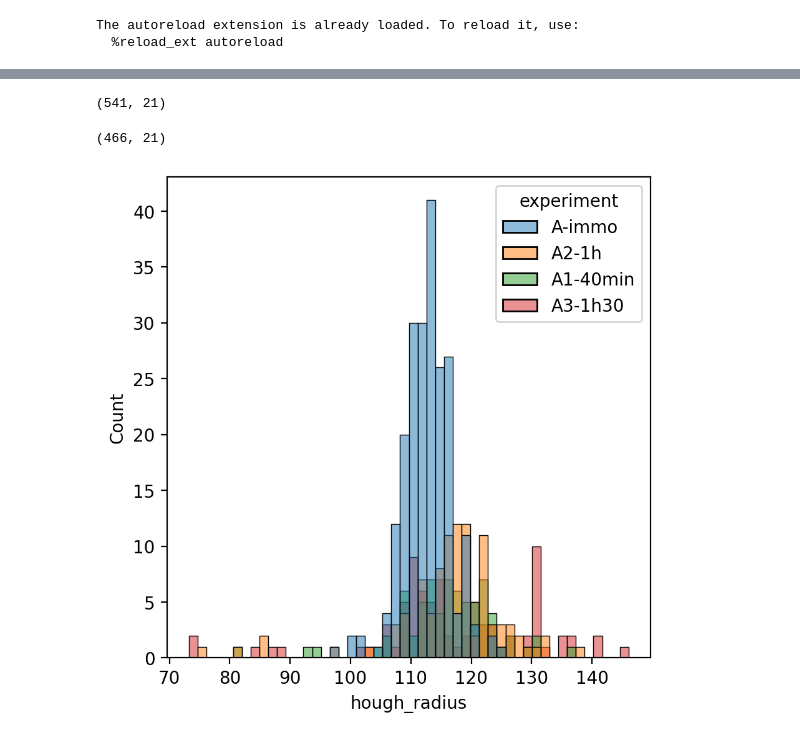
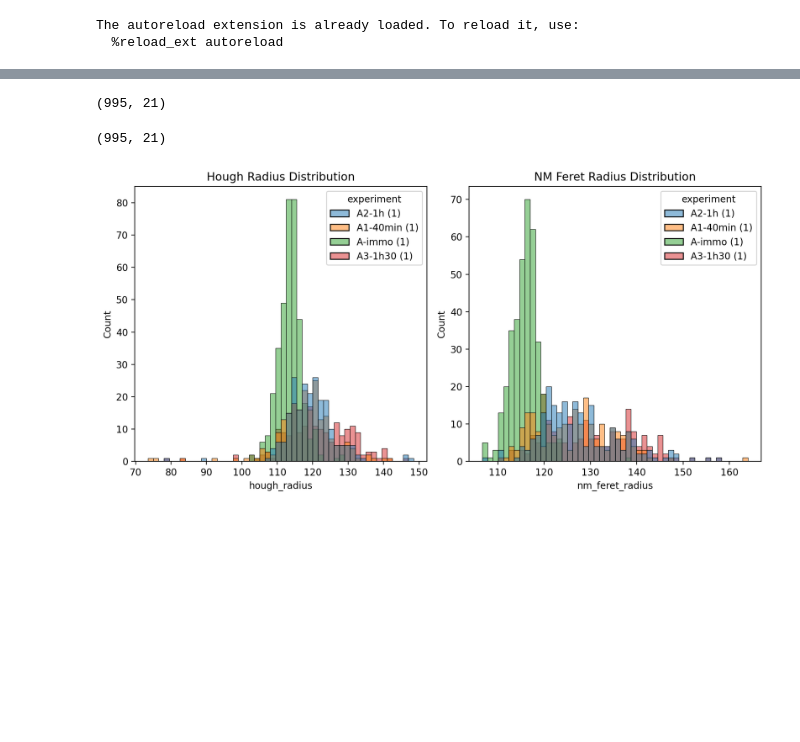
Before and after one commit to biolographer/NanoparticlesSAM, a Jupyter notebook: particle_analysis.ipynb, the cells around one changed output, grey strips where cells are left out. Saved outputs shown, nothing was run; the diff lists cells and outputs as text; code cells hidden in the pictures; blank space fills up the shorter version.

```diff
--- a/particle_analysis.ipynb
+++ b/particle_analysis.ipynb
@@ -42,16 +44,17 @@ plt.savefig(f'{foldername}/unfiltered_measurements')
 # %%
 #exclusion_list = ['A1-01', 'A1-04', 'A1-02', 'B3-01','B2-05','B2-04','B2-03','B2-02'] #20250224
-exclusion_list = [ 'A1-04', 'A1-12', 'A1-17','A1-18','A1-19', 'A2-08', 'A3-15', 'A3-16', 'A3-17', 'A3-20'] #20250324
+#exclusion_list = [ 'A1-04', 'A1-12', 'A1-17','A1-18','A1-19', 'A2-08', 'A3-15', 'A3-16', 'A3-17', 'A3-20'] #20250324
+exclusion_list = [] #20250324-2
 # %%
 df_filtered = df[~df['img_name'].isin(exclusion_list)]
 df_filtered.shape
 # %% [output]
-(541, 21)
+(995, 21)
 # %%
 df_filtered = df_filtered.query("circularity > 0.65")
 df_filtered.shape
 # %% [output]
-(466, 21)
+(995, 21)
 # %%
 df_filtered['hough_radius'] = df_filtered.apply(lambda x: get_hough_radius(x['smooth_mask'],
                                                                            dp=2,
@@ -60,12 +63,20 @@ df_filtered['hough_radius'] = df_filtered.apply(lambda x: get_hough_radius(x['sm
                                                                            nm_per_pixel=x['nm_per_pixel'],
                                                                            convert_to_nm=True), axis=1)
 # %%
-plt.figure(figsize=(5,5), dpi=200)
+fig, axes = plt.subplots(1, 2, figsize=(10, 5), dpi=200)
 
-sns.histplot(data=df_filtered.dropna(), x='hough_radius', hue='experiment', bins=50)
+sns.histplot(data=df_filtered.dropna(), x='hough_radius', hue='experiment', bins=50, ax=axes[0])
+axes[0].set_title("Hough Radius Distribution")
+
+sns.histplot(data=df_filtered.dropna(), x='nm_feret_radius', hue='experiment', bins=50, ax=axes[1])
+axes[1].set_title("NM Feret Radius Distribution")
+plt.tight_layout()
+
+# Save the figure
 plt.savefig(f'{foldername}/unfiltered_measurements')
+plt.show()
 # %% [output]
-[figure, old version]
+[figure, new version]
 # %%
 filter_quantity =  'hough_radius'
 #filter_quantity = 'nm_feret_radius'
```
Also changed, not shown: parts of 11 cells of this notebook, 1 other file.
